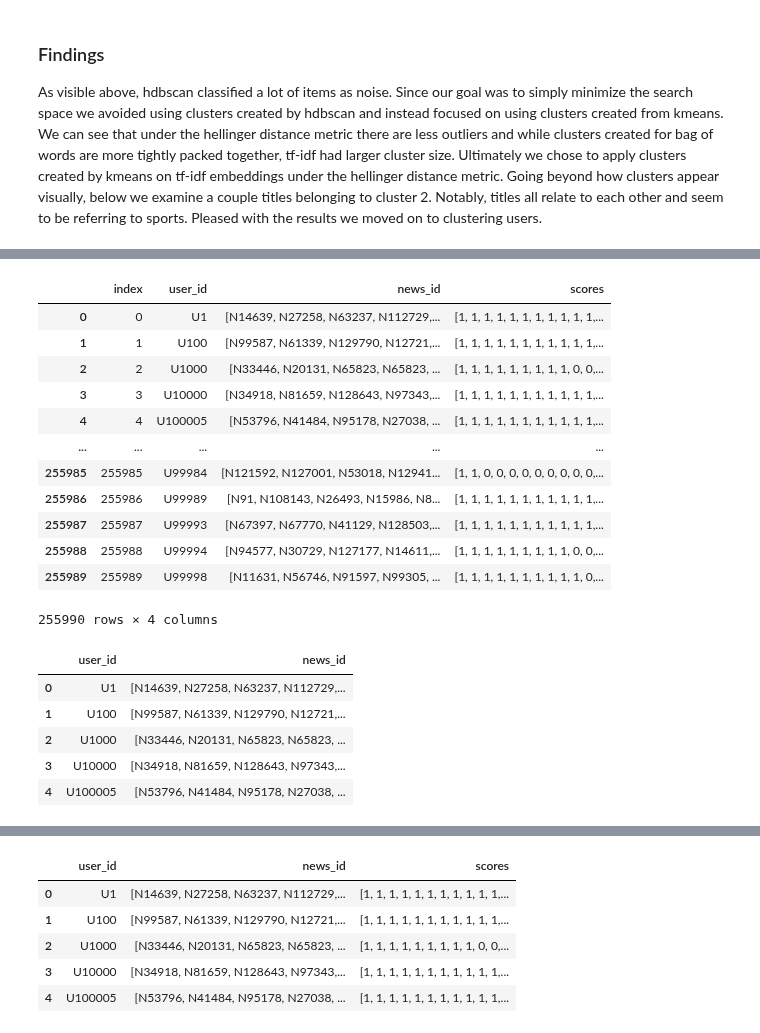
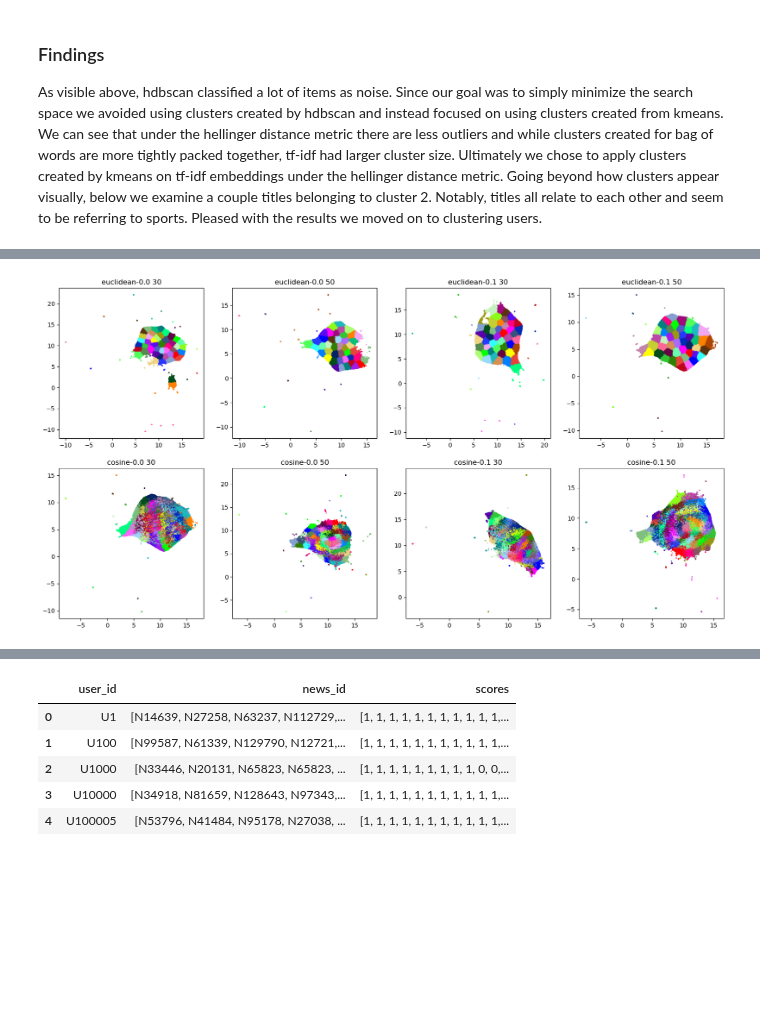
Before and after one commit to nicholas-rf/RecommenderProject, a Jupyter notebook: ExploratoryAnalysis/clustering_report.ipynb, the cells around one changed output, grey strips where cells are left out. Drawn from its saved outputs; the diff is of its cells as text; code cells hidden in the pictures; blank space fills up the shorter version.

Commit message:
User Clustering Updates

```diff
--- a/ExploratoryAnalysis/clustering_report.ipynb
+++ b/ExploratoryAnalysis/clustering_report.ipynb
@@ -148,25 +29,0 @@ plt.scatter(user_embeddings[:, 0], user_embeddings[:, 1], c=kmeans_labels, s=0.1
-# %%
-all_ratings2.reset_index()
-# %% [output]
-|  | index | user_id | news_id | scores |
-| 0 | 0 | U1 | [N14639, N27258, N63237, N112729,... | [1, 1, 1, 1, 1, 1, 1, 1, 1, 1, 1,... |
-| 1 | 1 | U100 | [N99587, N61339, N129790, N12721,... | [1, 1, 1, 1, 1, 1, 1, 1, 1, 1, 1,... |
-| 2 | 2 | U1000 | [N33446, N20131, N65823, N65823, ... | [1, 1, 1, 1, 1, 1, 1, 1, 1, 0, 0,... |
-| 3 | 3 | U10000 | [N34918, N81659, N128643, N97343,... | [1, 1, 1, 1, 1, 1, 1, 1, 1, 1, 1,... |
-| 4 | 4 | U100005 | [N53796, N41484, N95178, N27038, ... | [1, 1, 1, 1, 1, 1, 1, 1, 1, 1, 1,... |
-| ... | ... | ... | ... | ... |
-| 255985 | 255985 | U99984 | [N121592, N127001, N53018, N12941... | [1, 1, 0, 0, 0, 0, 0, 0, 0, 0, 0,... |
-| 255986 | 255986 | U99989 | [N91, N108143, N26493, N15986, N8... | [1, 1, 1, 1, 1, 1, 1, 1, 1, 1, 1,... |
-| 255987 | 255987 | U99993 | [N67397, N67770, N41129, N128503,... | [1, 1, 1, 1, 1, 1, 1, 1, 1, 1, 1,... |
-| 255988 | 255988 | U99994 | [N94577, N30729, N127177, N14611,... | [1, 1, 1, 1, 1, 1, 1, 1, 1, 0, 0,... |
-| 255989 | 255989 | U99998 | [N11631, N56746, N91597, N99305, ... | [1, 1, 1, 1, 1, 1, 1, 1, 1, 1, 0,... |
-255990 rows × 4 columns
-# %%
-all_ratings.reset_index().head()
-# %% [output]
-|  | user_id | news_id |
-| 0 | U1 | [N14639, N27258, N63237, N112729,... |
-| 1 | U100 | [N99587, N61339, N129790, N12721,... |
-| 2 | U1000 | [N33446, N20131, N65823, N65823, ... |
-| 3 | U10000 | [N34918, N81659, N128643, N97343,... |
-| 4 | U100005 | [N53796, N41484, N95178, N27038, ... |
@@ -172,0 +32,13 @@ all_ratings.reset_index().head()
+# %%
+metrics = ['euclidean','cosine']
+parameters = [(0.0, 30),(0.0, 50),(0.1, 30),(0.1,50)]
+embeddings = []
+for metric in metrics:
+    for p_comb in parameters:
+        min_dist, n_neigh = p_comb
+        embeddings.append(np.load(f'../MIND_large/80_20/user_embeddings_{metric}_{min_dist}_{n_neigh}.npy'))
+kmeans_labels = [cluster.KMeans(n_clusters=50,n_init='auto').fit_predict(embedding) for embedding in embeddings]
+# %%
+cm.plot_user_clusters_params(embeddings, kmeans_labels, metrics, parameters)
+# %% [output]
+[figure, added]
```
Also changed, not shown: parts of 24 cells of this notebook, 2 other files.
